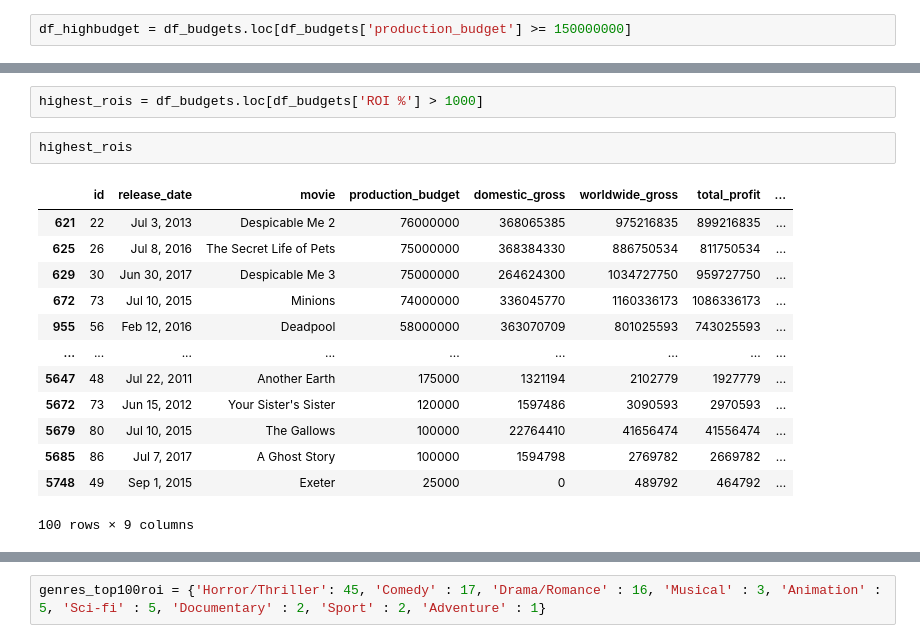
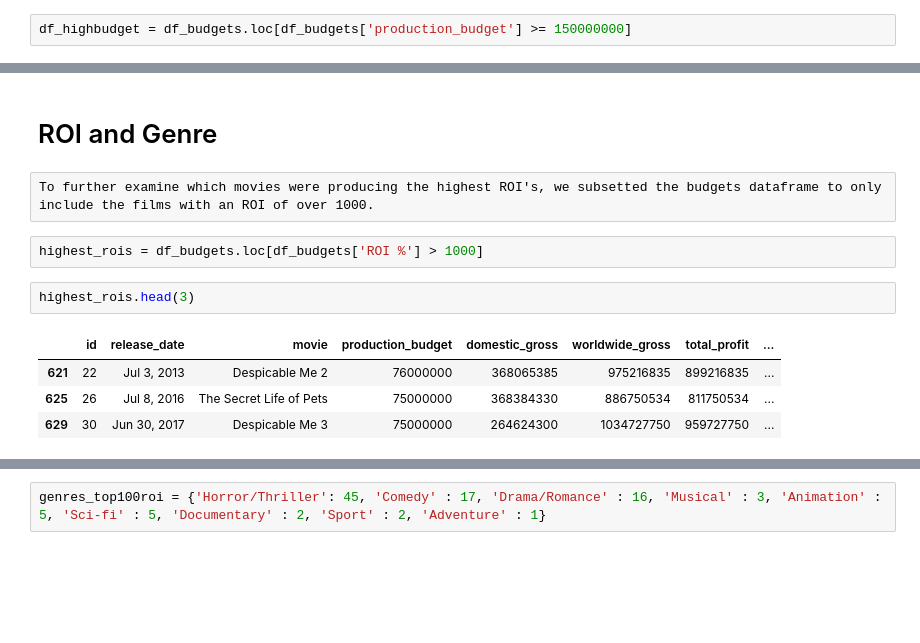
Before and after one commit to dmedd98/Group-4-Microsoft_Movie_Analysis, a Jupyter notebook: notebooks/ROI Genre.ipynb, the cells around one changed output, grey strips where cells are left out. Cells and saved outputs as stored; diff of their text form; blank space fills up the shorter version.

```diff
--- a/notebooks/ROI Genre.ipynb
+++ b/notebooks/ROI Genre.ipynb
@@ -90,18 +143,13 @@ df_budgets.sort_values(by=['ROI %'], ascending = False).head(40)
+# %% [markdown]
+# ROI and Genre
+# %% [raw]
+To further examine which movies were producing the highest ROI's, we subsetted the budgets dataframe to only include the films with an ROI of over 1000.
 # %%
 highest_rois = df_budgets.loc[df_budgets['ROI %'] > 1000]
 # %%
-highest_rois
+highest_rois.head(3)
 # %% [output]
 |  | id | release_date | movie | production_budget | domestic_gross | worldwide_gross | total_profit | ... |
 | 621 | 22 | Jul 3, 2013 | Despicable Me 2 | 76000000 | 368065385 | 975216835 | 899216835 | ... |
 | 625 | 26 | Jul 8, 2016 | The Secret Life of Pets | 75000000 | 368384330 | 886750534 | 811750534 | ... |
 | 629 | 30 | Jun 30, 2017 | Despicable Me 3 | 75000000 | 264624300 | 1034727750 | 959727750 | ... |
-| 672 | 73 | Jul 10, 2015 | Minions | 74000000 | 336045770 | 1160336173 | 1086336173 | ... |
-| 955 | 56 | Feb 12, 2016 | Deadpool | 58000000 | 363070709 | 801025593 | 743025593 | ... |
-| ... | ... | ... | ... | ... | ... | ... | ... | ... |
-| 5647 | 48 | Jul 22, 2011 | Another Earth | 175000 | 1321194 | 2102779 | 1927779 | ... |
-| 5672 | 73 | Jun 15, 2012 | Your Sister's Sister | 120000 | 1597486 | 3090593 | 2970593 | ... |
-| 5679 | 80 | Jul 10, 2015 | The Gallows | 100000 | 22764410 | 41656474 | 41556474 | ... |
-| 5685 | 86 | Jul 7, 2017 | A Ghost Story | 100000 | 1594798 | 2769782 | 2669782 | ... |
-| 5748 | 49 | Sep 1, 2015 | Exeter | 25000 | 0 | 489792 | 464792 | ... |
-100 rows × 9 columns
```
Also changed, not shown: parts of 31 cells of this notebook.
